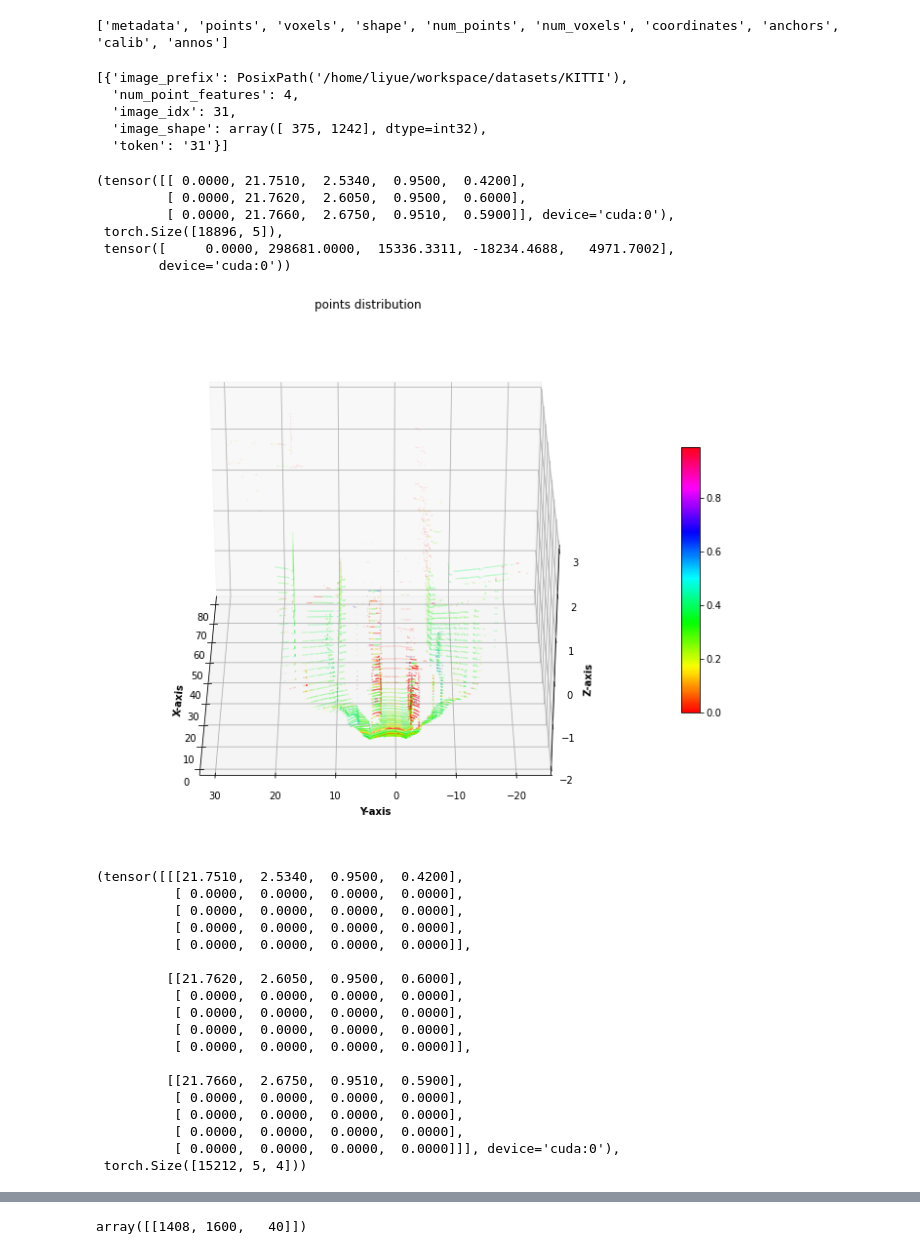
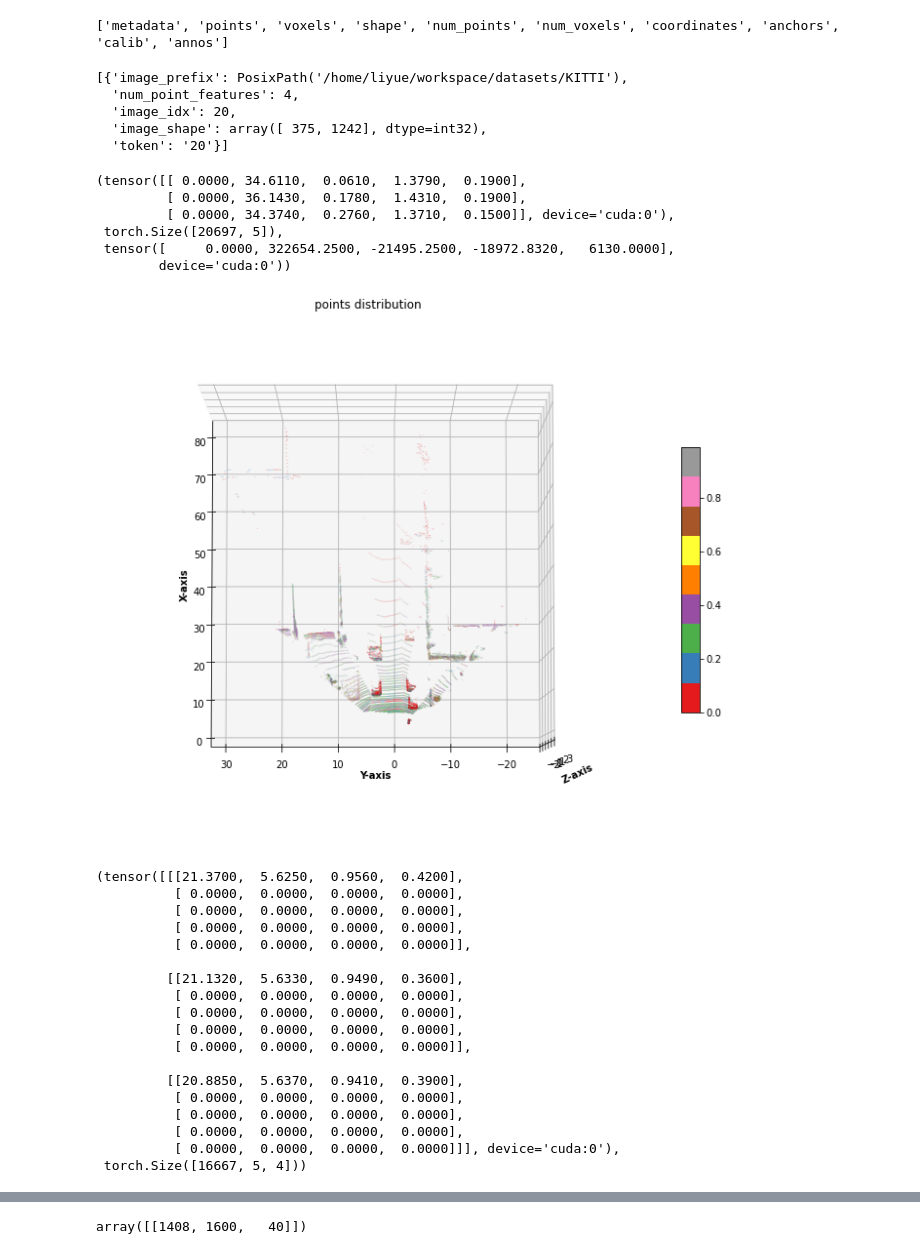
Before and after one commit to heweweh/SE-SSD, a Jupyter notebook: tools/se-ssd.ipynb, the cells around one changed output, grey strips where cells are left out. Cells and saved outputs as stored; diff of their text form; code cells hidden in the pictures.

```diff
--- a/tools/se-ssd.ipynb
+++ b/tools/se-ssd.ipynb
@@ -42,7 +42,7 @@ kitti_dataset = data_loader.dataset         # det3d.datasets.kitti.kitti.KittiDa
 samples = []
 valid_ids = get_dataset_ids('test')
 # %%
-for id in [15]:
+for id in [8]:
     index = valid_ids.index(id)
     samples.append(kitti_dataset[index])
 batch_samples = collate_kitti(samples)
@@ -56,55 +56,55 @@ example['metadata']
 # %% [output]
 [{'image_prefix': PosixPath('/home/liyue/workspace/datasets/KITTI'),
   'num_point_features': 4,
-  'image_idx': 31,
+  'image_idx': 20,
   'image_shape': array([ 375, 1242], dtype=int32),
-  'token': '31'}]
+  'token': '20'}]
 # %%
 example['points'][:3], example['points'].shape, torch.sum(example['points'], dim=0)
 # %% [output]
-(tensor([[ 0.0000, 21.7510,  2.5340,  0.9500,  0.4200],
-         [ 0.0000, 21.7620,  2.6050,  0.9500,  0.6000],
-         [ 0.0000, 21.7660,  2.6750,  0.9510,  0.5900]], device='cuda:0'),
- torch.Size([18896, 5]),
- tensor([     0.0000, 298681.0000,  15336.3311, -18234.4688,   4971.7002],
+(tensor([[ 0.0000, 34.6110,  0.0610,  1.3790,  0.1900],
+         [ 0.0000, 36.1430,  0.1780,  1.4310,  0.1900],
+         [ 0.0000, 34.3740,  0.2760,  1.3710,  0.1500]], device='cuda:0'),
+ torch.Size([20697, 5]),
+ tensor([     0.0000, 322654.2500, -21495.2500, -18972.8320,   6130.0000],
         device='cuda:0'))
 # %%
 px = 1/plt.rcParams['figure.dpi']
 fig = plt.figure(figsize=(1280*px, 720*px))
 ax = plt.axes(projection ='3d')
-my_cmap = plt.get_cmap('hsv')
+my_cmap = plt.get_cmap('Set1')
 x = example['points'][:, 1].cpu()
 y = example['points'][:, 2].cpu()
 z = example['points'][:, 3].cpu()
 c = example['points'][:, 4].cpu()
-sctt = ax.scatter3D(x, y, z, c=c, cmap=my_cmap, s=0.005)
+sctt = ax.scatter3D(x, y, z, c=c, cmap=my_cmap, s=0.01)
 ax.set_title('points distribution')
-ax.view_init(30, 180)
+ax.view_init(85, 180)
 fig.colorbar(sctt, ax = ax, shrink = 0.5, aspect = 15)
 ax.set_xlabel('X-axis', fontweight ='bold')
 ax.set_ylabel('Y-axis', fontweight ='bold')
 ax.set_zlabel('Z-axis', fontweight ='bold')
 plt.show()
 # %% [output]
-[figure, old version]
+[figure, new version]
 # %%
 example['voxels'][:3], example['voxels'].shape
 # %% [output]
-(tensor([[[21.7510,  2.5340,  0.9500,  0.4200],
+(tensor([[[21.3700,  5.6250,  0.9560,  0.4200],
           [ 0.0000,  0.0000,  0.0000,  0.0000],
           [ 0.0000,  0.0000,  0.0000,  0.0000],
           [ 0.0000,  0.0000,  0.0000,  0.0000],
           [ 0.0000,  0.0000,  0.0000,  0.0000]],
 
-         [[21.7620,  2.6050,  0.9500,  0.6000],
+         [[21.1320,  5.6330,  0.9490,  0.3600],
           [ 0.0000,  0.0000,  0.0000,  0.0000],
           [ 0.0000,  0.0000,  0.0000,  0.0000],
           [ 0.0000,  0.0000,  0.0000,  0.0000],
           [ 0.0000,  0.0000,  0.0000,  0.0000]],
 
-         [[21.7660,  2.6750,  0.9510,  0.5900],
+         [[20.8850,  5.6370,  0.9410,  0.3900],
           [ 0.0000,  0.0000,  0.0000,  0.0000],
           [ 0.0000,  0.0000,  0.0000,  0.0000],
           [ 0.0000,  0.0000,  0.0000,  0.0000],
           [ 0.0000,  0.0000,  0.0000,  0.0000]]], device='cuda:0'),
- torch.Size([15212, 5, 4]))
+ torch.Size([16667, 5, 4]))
```
Also changed, not shown: parts of 15 cells of this notebook, 1 other file.
